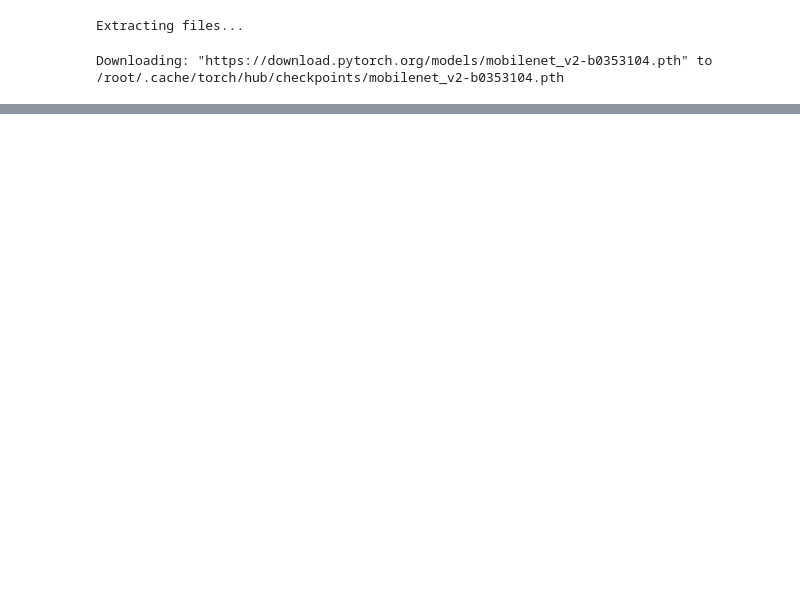
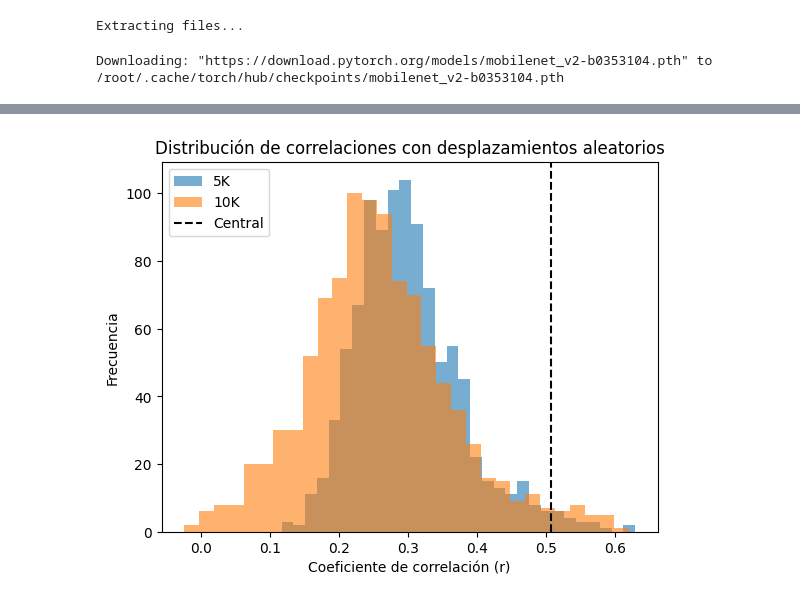
Before and after one commit to LCaravaggio/FelicidadDesigualdad, a Jupyter notebook: Sensibilidad_centroides.ipynb, the cells around one changed output, grey strips where cells are left out. Drawn from its saved outputs; the diff is of its cells as text; code cells hidden in the pictures; blank space fills up the shorter version.

```diff
--- a/Sensibilidad_centroides.ipynb
+++ b/Sensibilidad_centroides.ipynb
@@ -334,0 +358,15 @@ Notes:
+# %%
+df_random.groupby("Radio")["r"].agg(["mean","std"])
+import matplotlib.pyplot as plt
+
+for radio in ["5K","10K"]:
+    plt.hist(df_random[df_random["Radio"]==radio]["r"], bins=30, alpha=0.6, label=radio)
+
+plt.axvline(x=df_corr[df_corr["Desplazamiento"]=="Central"]["r"].values[0], color='k', linestyle='--', label="Central")
+plt.legend()
+plt.xlabel("Coeficiente de correlación (r)")
+plt.ylabel("Frecuencia")
+plt.title("Distribución de correlaciones con desplazamientos aleatorios")
+plt.show()
+# %% [output]
+[figure, added]
```
Also changed, not shown: parts of 17 cells of this notebook.
